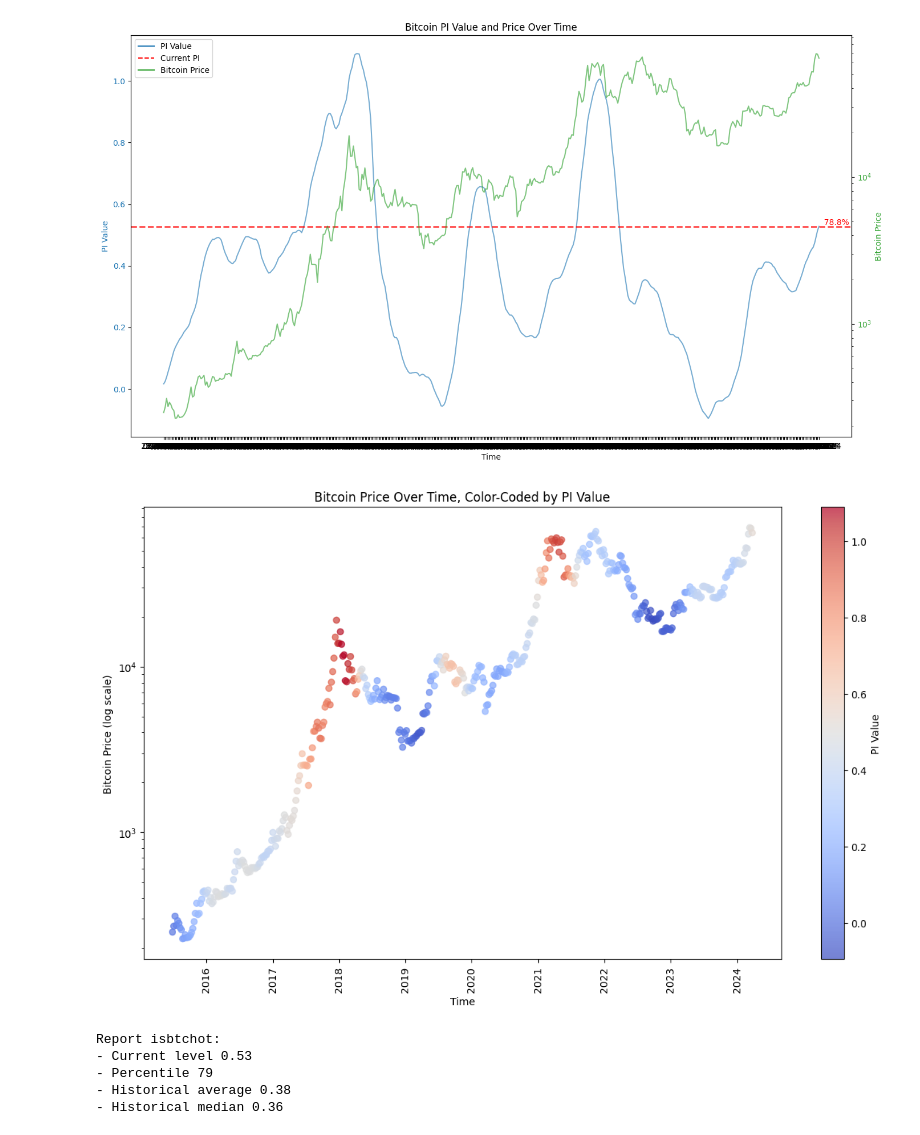
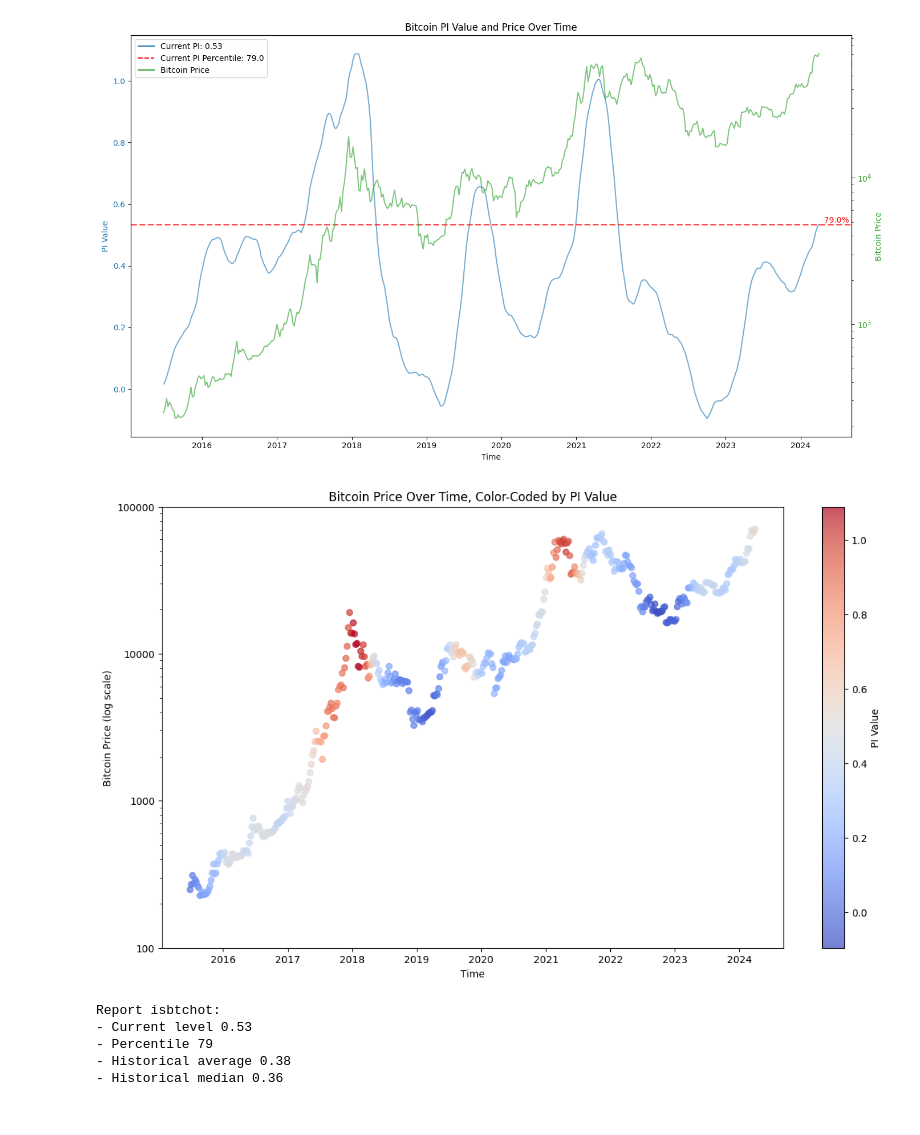
Before and after one commit to dakixr/isbtchot, a Jupyter notebook: notebooks/dashboard.ipynb, the cells around one changed output. Cells and saved outputs as stored; diff of their text form; code cells hidden in the pictures.

```diff
--- a/notebooks/dashboard.ipynb
+++ b/notebooks/dashboard.ipynb
@@ -59,12 +44,14 @@ plt.show()
 # %%
+# Parse the dates in the format provided (day/month/year)
+df['time'] = pd.to_datetime(df['time'], format='%d/%m/%Y')
+
 # Creating a dual-axis visualization to include both the PI distribution and Bitcoin price data
-
 fig, ax1 = plt.subplots(figsize=(14, 8))
 
 color = 'tab:blue'
 ax1.set_xlabel('Time')
 ax1.set_ylabel('PI Value', color=color)
-ax1.plot(df['time'], df['pi'], color=color, alpha=0.6, label='PI Value')
+ax1.plot(df['time'], df['pi'], color=color, alpha=0.6, label='Current PI')
 ax1.tick_params(axis='y', labelcolor=color)
 ax1.axhline(y=curr, color='red', linestyle='--', linewidth=2, alpha=0.7, label='Current PI')
 
@@ -84,44 +71,52 @@ ax2.set_yscale('log')  # Setting y-axis to log scale for Bitcoin price
 plt.title('Bitcoin PI Value and Price Over Time')
 fig.tight_layout()  # otherwise the right y-label is slightly clipped
 
+# Set the x-axis to only show the years as labels
+ax2.xaxis.set_major_locator(mdates.YearLocator())
+ax2.xaxis.set_major_formatter(mdates.DateFormatter('%Y'))
+plt.xticks(rotation=90)
+
 # Creating custom legends for both axes
-pi_legend = plt.Line2D([0], [0], color='tab:blue', label='PI Value')
-current_pi_legend = plt.Line2D([0], [0], color='red', linestyle='--', label='Current PI')
+pi_legend = plt.Line2D([0], [0], color='tab:blue', label=f'Current PI: {curr:.2f}')
+current_pi_legend = plt.Line2D([0], [0], color='red', linestyle='--', label=f'Current PI Percentile: {percentile*100:.1f}')
 price_legend = plt.Line2D([0], [0], color='tab:green', label='Bitcoin Price')
 plt.legend(handles=[pi_legend, current_pi_legend, price_legend], loc='upper left')
 
 plt.show()
 # %% [output]
-[figure, old version]
+[figure, new version]
 # %%
 # Parse the dates in the format provided (day/month/year)
 df['time'] = pd.to_datetime(df['time'], format='%d/%m/%Y')
 
 fig, ax = plt.subplots(figsize=(14, 8))
 
 # Scatter plot for Bitcoin price, color-coded by PI values
 sc = ax.scatter(df['time'], df['price'], c=df['pi'], cmap="coolwarm", alpha=0.7)
 
 # Log scale for the price
 ax.set_yscale('log')
+from matplotlib.ticker import StrMethodFormatter, NullFormatter
+ax.yaxis.set_major_formatter(StrMethodFormatter('{x:.0f}'))
+ax.yaxis.set_minor_formatter(NullFormatter())
+ax.set_ylim([100, 100_000])
 
 # Set the x-axis to only show the years as labels
 ax.xaxis.set_major_locator(mdates.YearLocator())
 ax.xaxis.set_major_formatter(mdates.DateFormatter('%Y'))
-plt.xticks(rotation=90)
 
 # Add color bar to the right of the plot, indicating the PI value
 cbar = plt.colorbar(sc, ax=ax)
 cbar.set_label('PI Value')
 
 # Set labels and title
 ax.set_xlabel('Time')
 ax.set_ylabel('Bitcoin Price (log scale)')
 ax.set_title('Bitcoin Price Over Time, Color-Coded by PI Value')
 
 plt.show()
 # %% [output]
-[figure, old version]
+[figure, new version]
 # %%
 print(
     f"""
```
Also changed, not shown: parts of 2 cells of this notebook.
